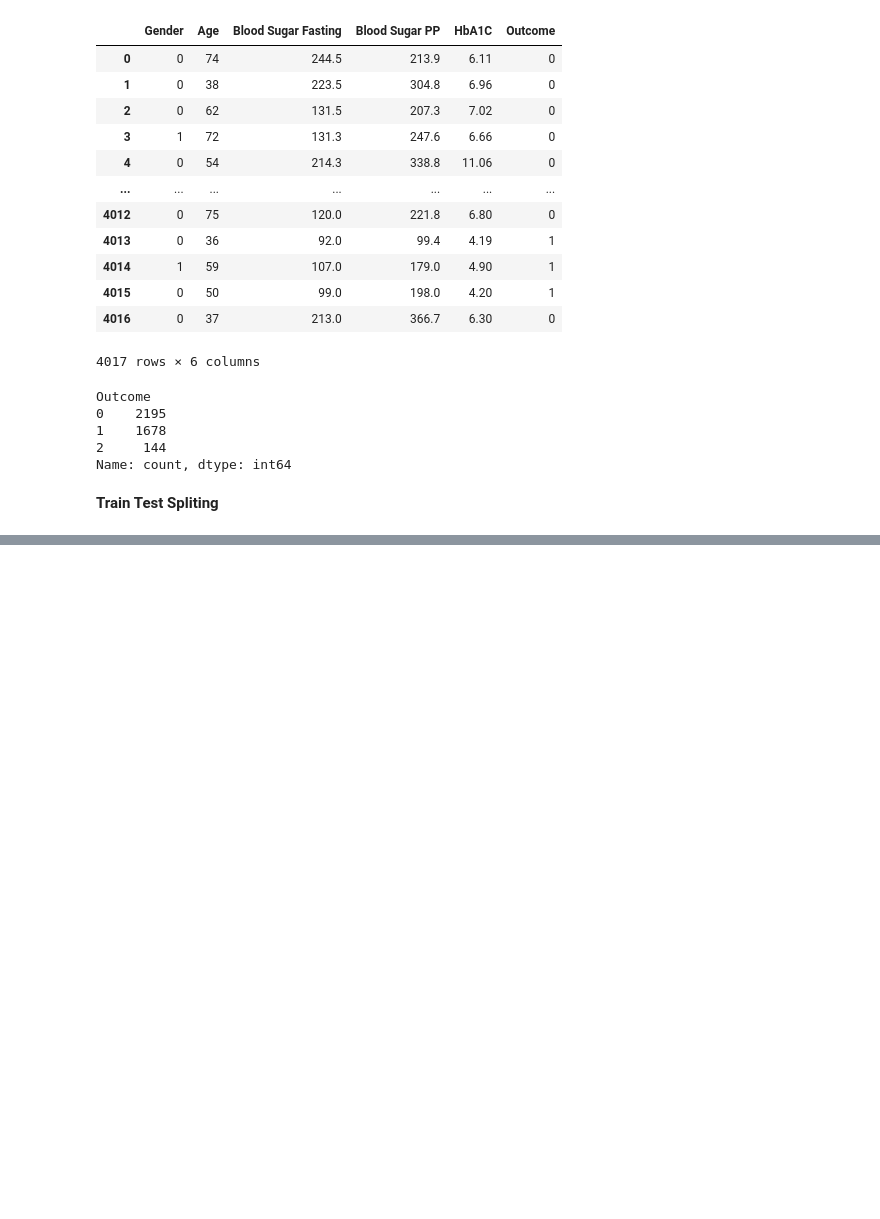
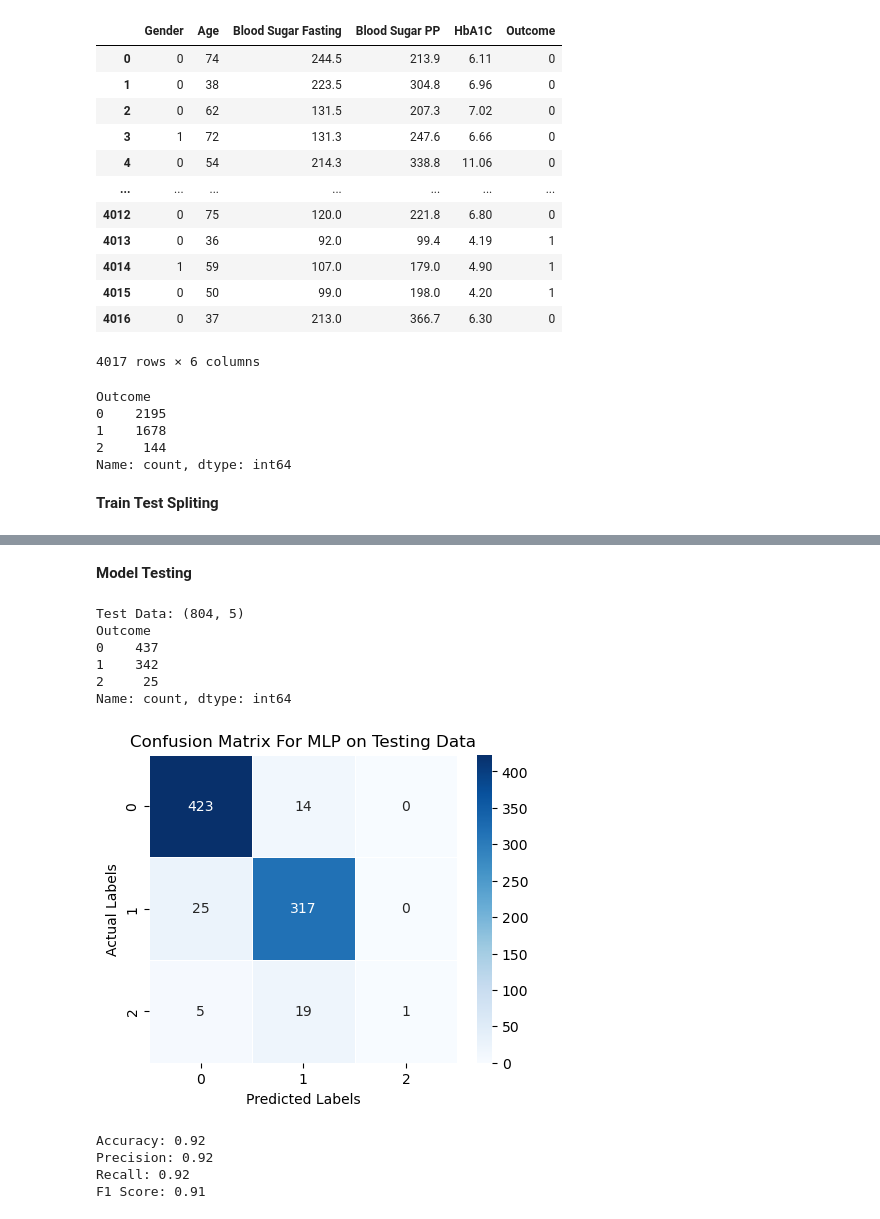
Before and after one commit to Dharmendrathapa3/Diabetes-Prediction, a Jupyter notebook: Diabetes_Prediction.ipynb, the cells around one changed output, grey strips where cells are left out. Drawn from its saved outputs; the diff is of its cells as text; code cells hidden in the pictures; blank space fills up the shorter version.

```diff
--- a/Diabetes_Prediction.ipynb
+++ b/Diabetes_Prediction.ipynb
@@ -87,0 +137,41 @@ X_train, X_test, y_train, y_test = train_test_split(X, y, test_size=0.2, random_
+# %% [markdown]
+**Model Testing**
+# %%
+print(f"Test Data: {X_test.shape}")
+print(y_test.value_counts())
+
+mlp_test_pred = mlp.predict(X_test)
+
+
+cm = confusion_matrix(y_test, mlp_test_pred)
+
+plt.figure(figsize=(5, 4))
+sns.heatmap(cm, annot=True, fmt='d', cmap='Blues', linewidths=0.5, square=True)
+
+plt.xlabel('Predicted Labels')
+plt.ylabel('Actual Labels')
+plt.title('Confusion Matrix For MLP on Testing Data')
+
+plt.show()
+
+mlp_test_accuracy = accuracy_score(y_test, mlp_test_pred)
+mlp_test_precision = precision_score(y_test, mlp_test_pred,average='weighted')
+mlp_test_recall = recall_score(y_test, mlp_test_pred,average='weighted')
+mlp_test_f1 = f1_score(y_test, mlp_test_pred,average='weighted')
+
+print(f'Accuracy: {mlp_test_accuracy:.2f}')
+print(f'Precision: {mlp_test_precision:.2f}')
+print(f'Recall: {mlp_test_recall:.2f}')
+print(f'F1 Score: {mlp_test_f1:.2f}')
+# %% [output]
+Test Data: (804, 5)
+Outcome
+0    437
+1    342
+2     25
+Name: count, dtype: int64
+[figure, added]
+Accuracy: 0.92
+Precision: 0.92
+Recall: 0.92
+F1 Score: 0.91
```
Also changed, not shown: parts of 4 cells of this notebook.
